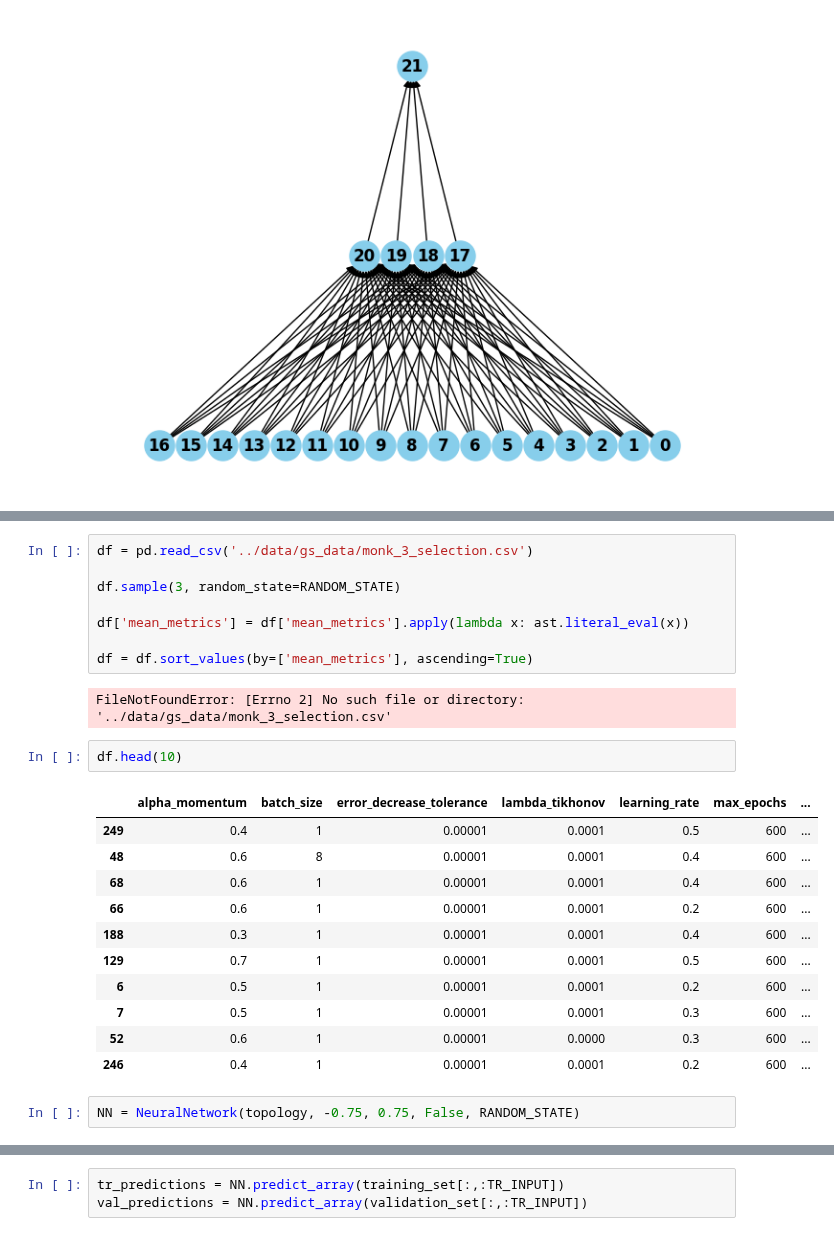
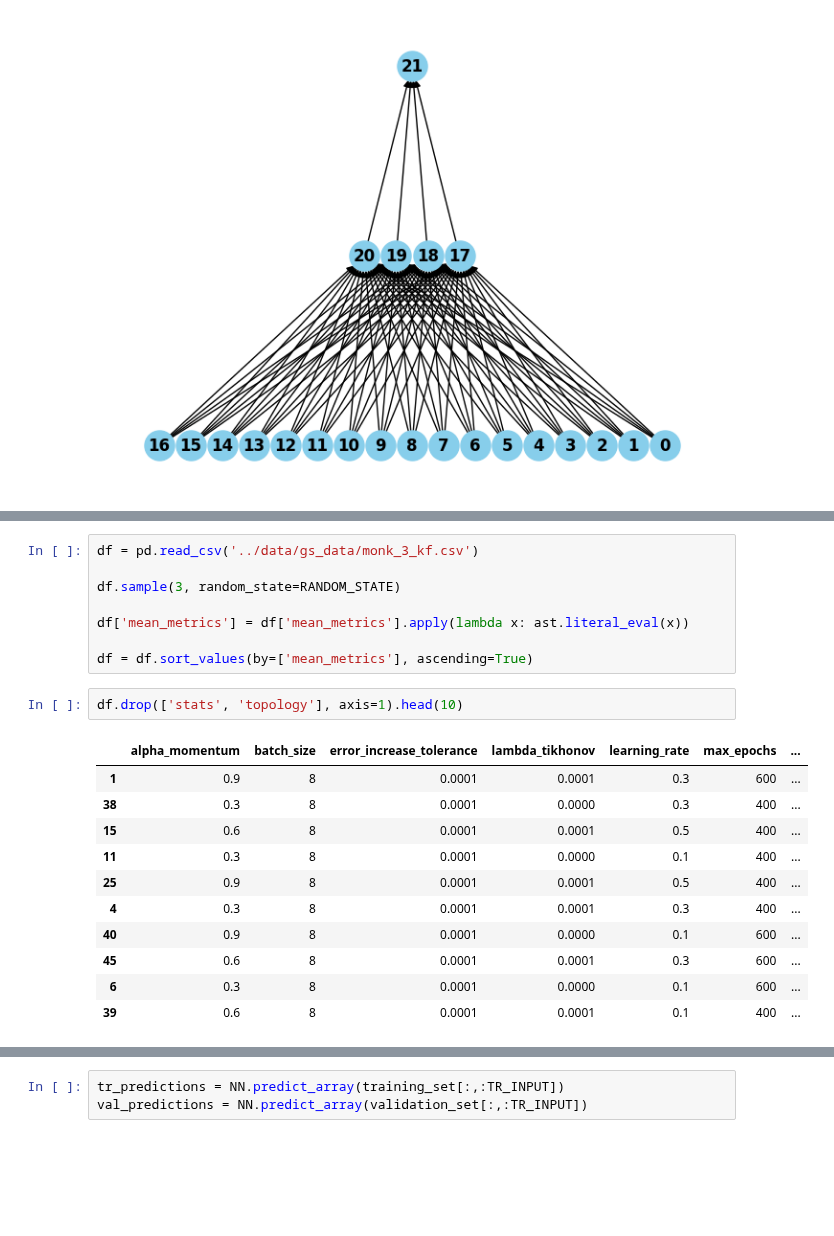
Before and after one commit to JacopoRaffi/ML_Proj_NN, a Jupyter notebook: notebook/nn_test_monk_3.ipynb, the cells around one changed output, grey strips where cells are left out. Drawn from its saved outputs; the diff is of its cells as text; blank space fills up the shorter version.

Commit message:
monk3 fatto

```diff
--- a/notebook/nn_test_monk_3.ipynb
+++ b/notebook/nn_test_monk_3.ipynb
@@ -114,29 +98,25 @@ start776start384
 # %%
-df = pd.read_csv('../data/gs_data/monk_3_selection.csv')
+df = pd.read_csv('../data/gs_data/monk_3_kf.csv')
 
 df.sample(3, random_state=RANDOM_STATE)
 
 df['mean_metrics'] = df['mean_metrics'].apply(lambda x: ast.literal_eval(x))
 
 df = df.sort_values(by=['mean_metrics'], ascending=True)
-# %% [output]
-FileNotFoundError: [Errno 2] No such file or directory: '../data/gs_data/monk_3_selection.csv'
 # %%
-df.head(10)
+df.drop(['stats', 'topology'], axis=1).head(10)
 # %% [output]
-|  | alpha_momentum | batch_size | error_decrease_tolerance | lambda_tikhonov | learning_rate | max_epochs | ... |
-| 249 | 0.4 | 1 | 0.00001 | 0.0001 | 0.5 | 600 | ... |
-| 48 | 0.6 | 8 | 0.00001 | 0.0001 | 0.4 | 600 | ... |
-| 68 | 0.6 | 1 | 0.00001 | 0.0001 | 0.4 | 600 | ... |
-| 66 | 0.6 | 1 | 0.00001 | 0.0001 | 0.2 | 600 | ... |
-| 188 | 0.3 | 1 | 0.00001 | 0.0001 | 0.4 | 600 | ... |
-| 129 | 0.7 | 1 | 0.00001 | 0.0001 | 0.5 | 600 | ... |
-| 6 | 0.5 | 1 | 0.00001 | 0.0001 | 0.2 | 600 | ... |
-| 7 | 0.5 | 1 | 0.00001 | 0.0001 | 0.3 | 600 | ... |
-| 52 | 0.6 | 1 | 0.00001 | 0.0000 | 0.3 | 600 | ... |
-| 246 | 0.4 | 1 | 0.00001 | 0.0001 | 0.2 | 600 | ... |
+|  | alpha_momentum | batch_size | error_increase_tolerance | lambda_tikhonov | learning_rate | max_epochs | ... |
+| 1 | 0.9 | 8 | 0.0001 | 0.0001 | 0.3 | 600 | ... |
+| 38 | 0.3 | 8 | 0.0001 | 0.0000 | 0.3 | 400 | ... |
+| 15 | 0.6 | 8 | 0.0001 | 0.0001 | 0.5 | 400 | ... |
+| 11 | 0.3 | 8 | 0.0001 | 0.0000 | 0.1 | 400 | ... |
+| 25 | 0.9 | 8 | 0.0001 | 0.0001 | 0.5 | 400 | ... |
+| 4 | 0.3 | 8 | 0.0001 | 0.0001 | 0.3 | 400 | ... |
+| 40 | 0.9 | 8 | 0.0001 | 0.0000 | 0.1 | 600 | ... |
+| 45 | 0.6 | 8 | 0.0001 | 0.0001 | 0.3 | 600 | ... |
+| 6 | 0.3 | 8 | 0.0001 | 0.0000 | 0.1 | 600 | ... |
+| 39 | 0.6 | 8 | 0.0001 | 0.0001 | 0.1 | 400 | ... |
-# %%
-NN = NeuralNetwork(topology, -0.75, 0.75, False, RANDOM_STATE)
 # %%
 training_set = tr_df_OHE.values
 validation_set = val_df_OHE.values
```
Also changed, not shown: parts of 12 cells of this notebook, 2 other files.
